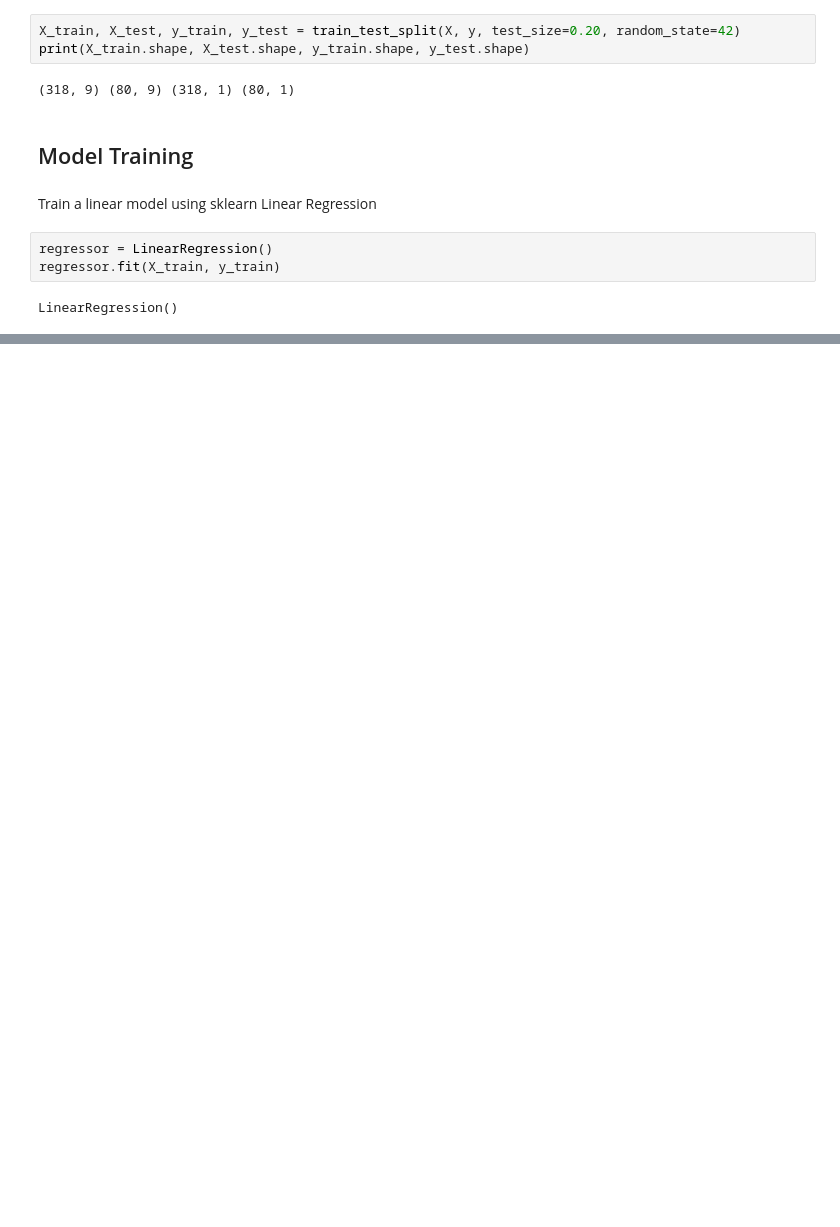
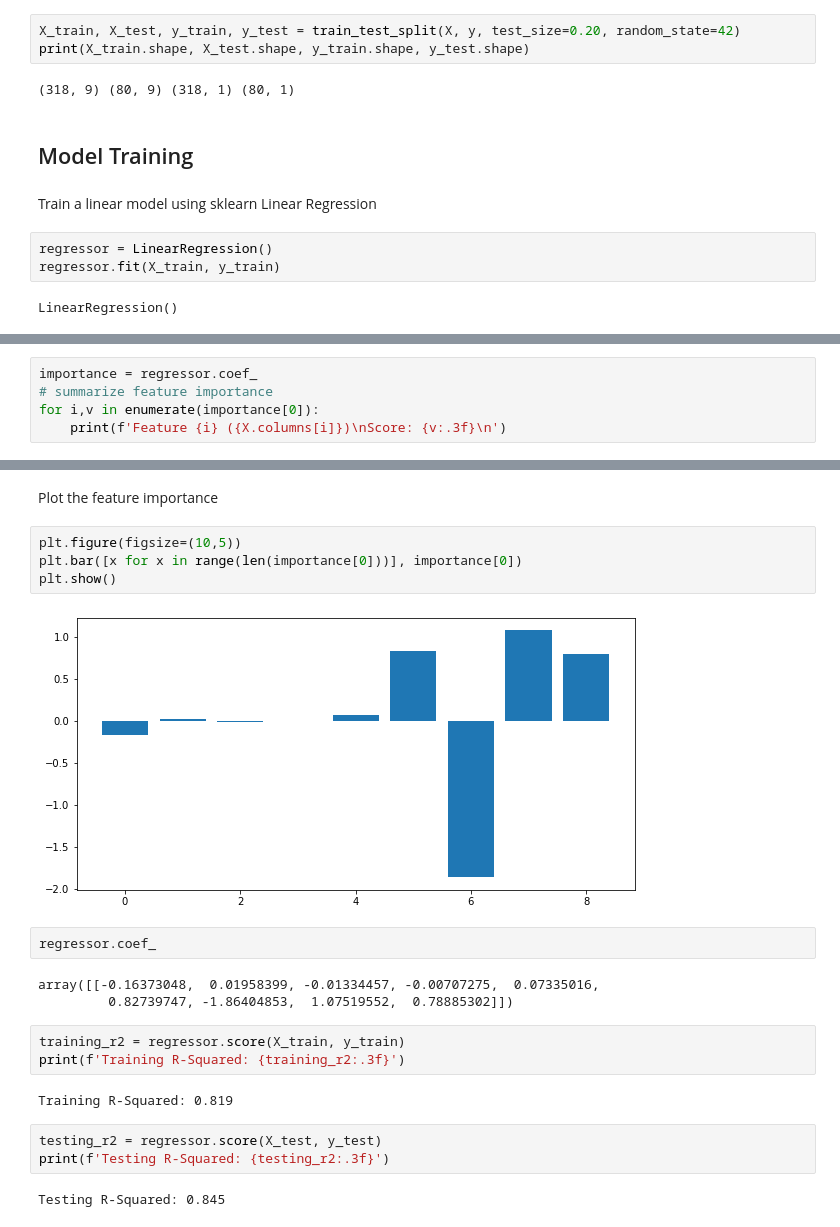
Before and after one commit to trizkynoviandy/vehicle-fuel-efficiency-prediction, a Jupyter notebook: vehicle-fuel-efficiency.ipynb, the cells around one changed output, grey strips where cells are left out. Saved outputs shown, nothing was run; the diff lists cells and outputs as text; blank space fills up the shorter version.

```diff
--- a/vehicle-fuel-efficiency.ipynb
+++ b/vehicle-fuel-efficiency.ipynb
@@ -144,0 +177,5 @@ regressor.score(X_test, y_test)
+# %%
+importance = regressor.coef_
+# summarize feature importance
+for i,v in enumerate(importance[0]):
+	print(f'Feature {i} ({X.columns[i]})\nScore: {v:.3f}\n')
@@ -144,0 +200,23 @@ regressor.score(X_test, y_test)
+# %% [markdown]
+Plot the feature importance
+# %%
+plt.figure(figsize=(10,5))
+plt.bar([x for x in range(len(importance[0]))], importance[0])
+plt.show()
+# %% [output]
+[figure, added]
+# %%
+regressor.coef_
+# %% [output]
+array([[-0.16373048,  0.01958399, -0.01334457, -0.00707275,  0.07335016,
+         0.82739747, -1.86404853,  1.07519552,  0.78885302]])
+# %%
+training_r2 = regressor.score(X_train, y_train)
+print(f'Training R-Squared: {training_r2:.3f}')
+# %% [output]
+Training R-Squared: 0.819
+# %%
+testing_r2 = regressor.score(X_test, y_test)
+print(f'Testing R-Squared: {testing_r2:.3f}')
+# %% [output]
+Testing R-Squared: 0.845
```
Also changed, not shown: parts of 16 cells of this notebook.
